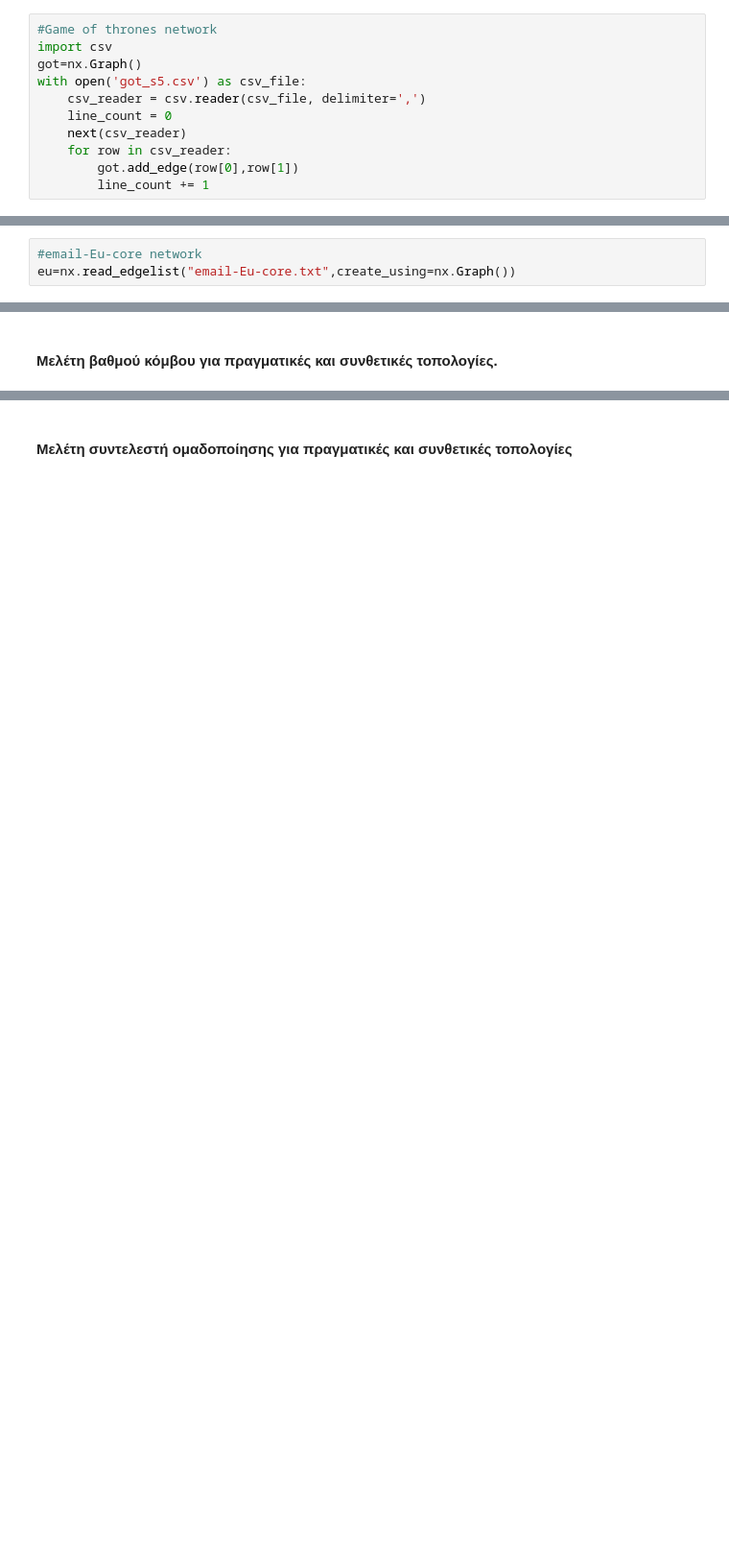
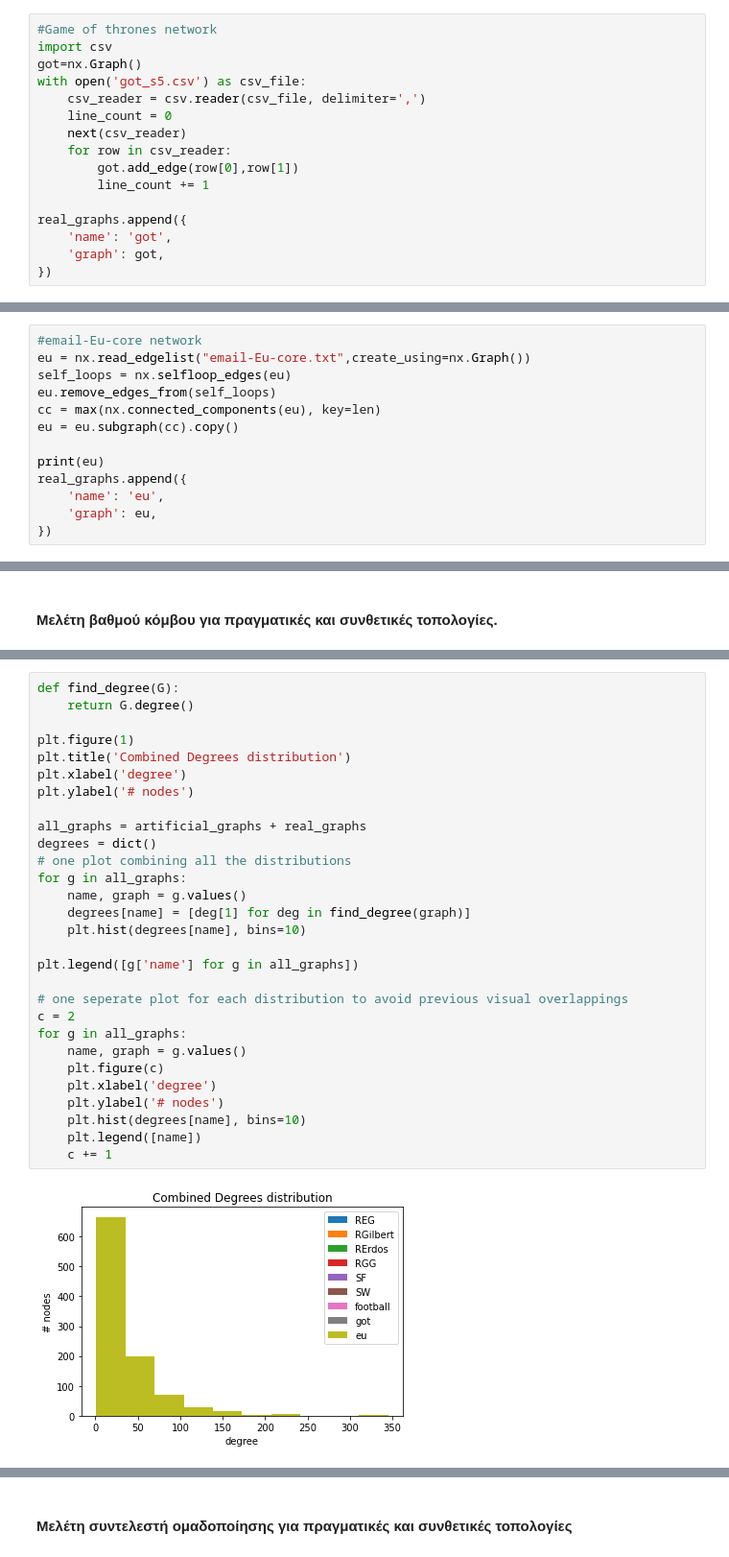
Before and after one commit to John-Atha/social-networks-NTUA, a Jupyter notebook: ex2/lab2_2021_student_version.ipynb, the cells around one changed output, grey strips where cells are left out. Shown at 96% size. Cells and saved outputs as stored; diff of their text form; blank space fills up the shorter version.

```diff
--- a/ex2/lab2_2021_student_version.ipynb
+++ b/ex2/lab2_2021_student_version.ipynb
@@ -82,4 +129,9 @@ with open('got_s5.csv') as csv_file:
     for row in csv_reader:
         got.add_edge(row[0],row[1])
         line_count += 1
+
+real_graphs.append({
+    'name': 'got',
+    'graph': got,
+})
 # %% [markdown]
@@ -87,3 +139,13 @@ with open('got_s5.csv') as csv_file:
 # %%
 #email-Eu-core network
-eu=nx.read_edgelist("email-Eu-core.txt",create_using=nx.Graph())
+eu = nx.read_edgelist("email-Eu-core.txt",create_using=nx.Graph())
+self_loops = nx.selfloop_edges(eu)
+eu.remove_edges_from(self_loops)
+cc = max(nx.connected_components(eu), key=len)
+eu = eu.subgraph(cc).copy()
+
+print(eu)
+real_graphs.append({
+    'name': 'eu',
+    'graph': eu,
+})
@@ -91,0 +170,31 @@ eu=nx.read_edgelist("email-Eu-core.txt",create_using=nx.Graph())
+# %%
+def find_degree(G):
+    return G.degree()
+
+plt.figure(1)
+plt.title('Combined Degrees distribution')
+plt.xlabel('degree')
+plt.ylabel('# nodes')
+
+all_graphs = artificial_graphs + real_graphs
+degrees = dict()
+# one plot combining all the distributions
+for g in all_graphs:
+    name, graph = g.values()
+    degrees[name] = [deg[1] for deg in find_degree(graph)]
+    plt.hist(degrees[name], bins=10)
+
+plt.legend([g['name'] for g in all_graphs])
+
+# one seperate plot for each distribution to avoid previous visual overlappings
+c = 2
+for g in all_graphs:
+    name, graph = g.values()
+    plt.figure(c)
+    plt.xlabel('degree')
+    plt.ylabel('# nodes')
+    plt.hist(degrees[name], bins=10)
+    plt.legend([name])
+    c += 1
+# %% [output]
+[figure, added]
```
Also changed, not shown: parts of 23 cells of this notebook, 3 other files.
